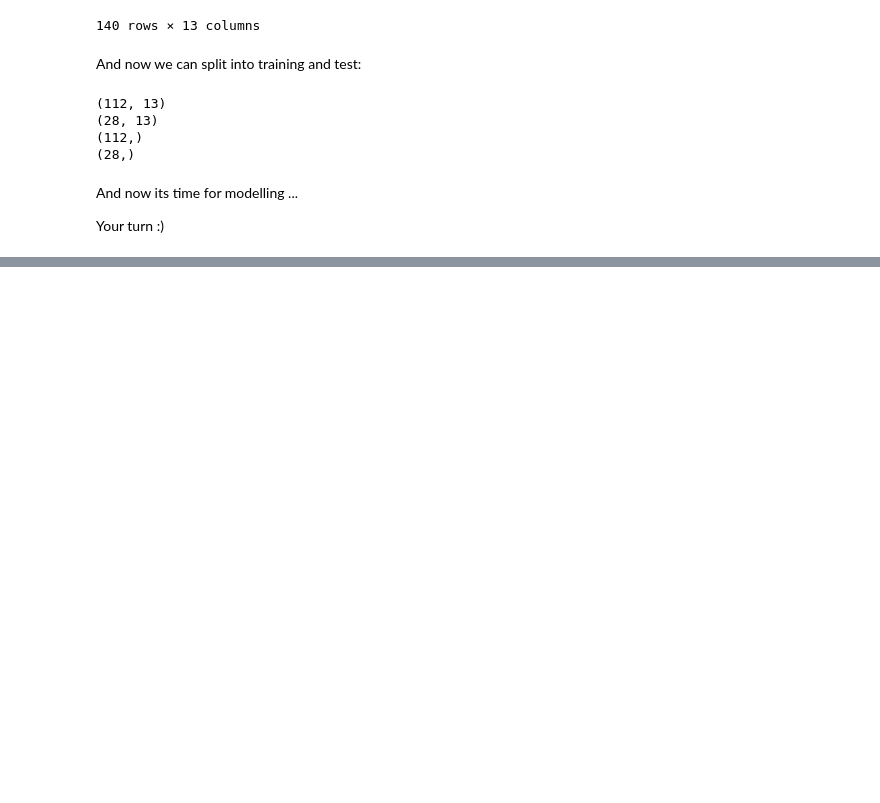
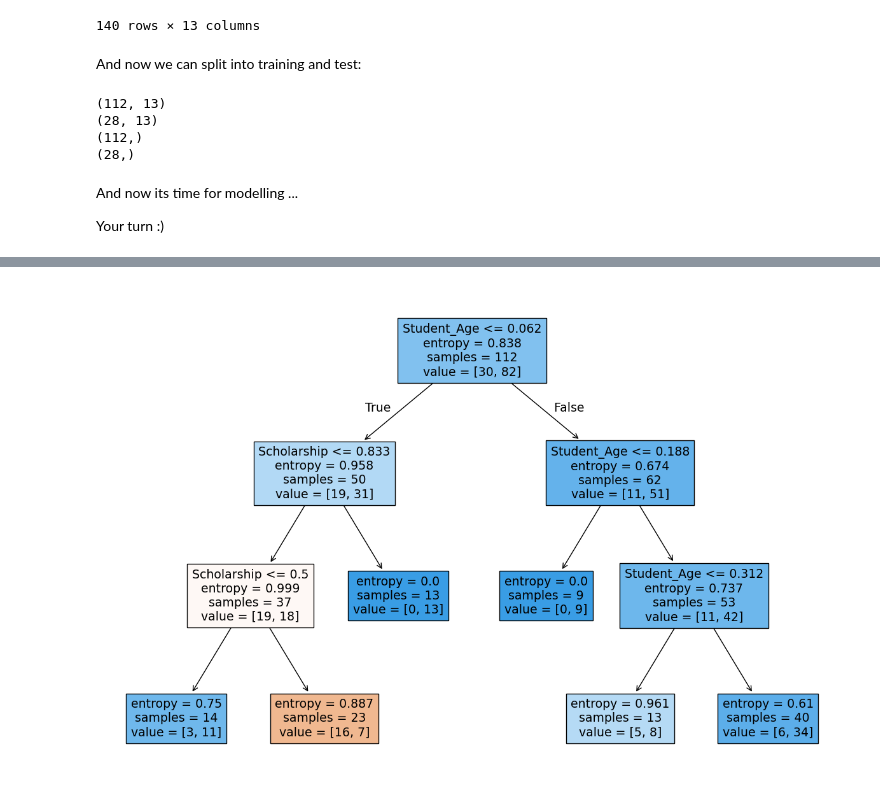
Before and after one commit to TudorVilcu/Tudor-Vilcu---Data-Science-and-Gen-AI-submission-, a Jupyter notebook: Copy_of_5_02_Modelling_Hackathon.ipynb, the cells around one changed output, grey strips where cells are left out. Drawn from its saved outputs; the diff is of its cells as text; code cells hidden in the pictures; blank space fills up the shorter version.

```diff
--- a/Copy_of_5_02_Modelling_Hackathon.ipynb
+++ b/Copy_of_5_02_Modelling_Hackathon.ipynb
@@ -294,0 +476,6 @@ Your turn :)
+# %%
+plt.figure(figsize=(15, 10))
+plot_tree(DTC_model, filled=True, feature_names=X_train.columns)
+plt.show()
+# %% [output]
+[figure, added]
```
Also changed, not shown: parts of 9 cells of this notebook.
